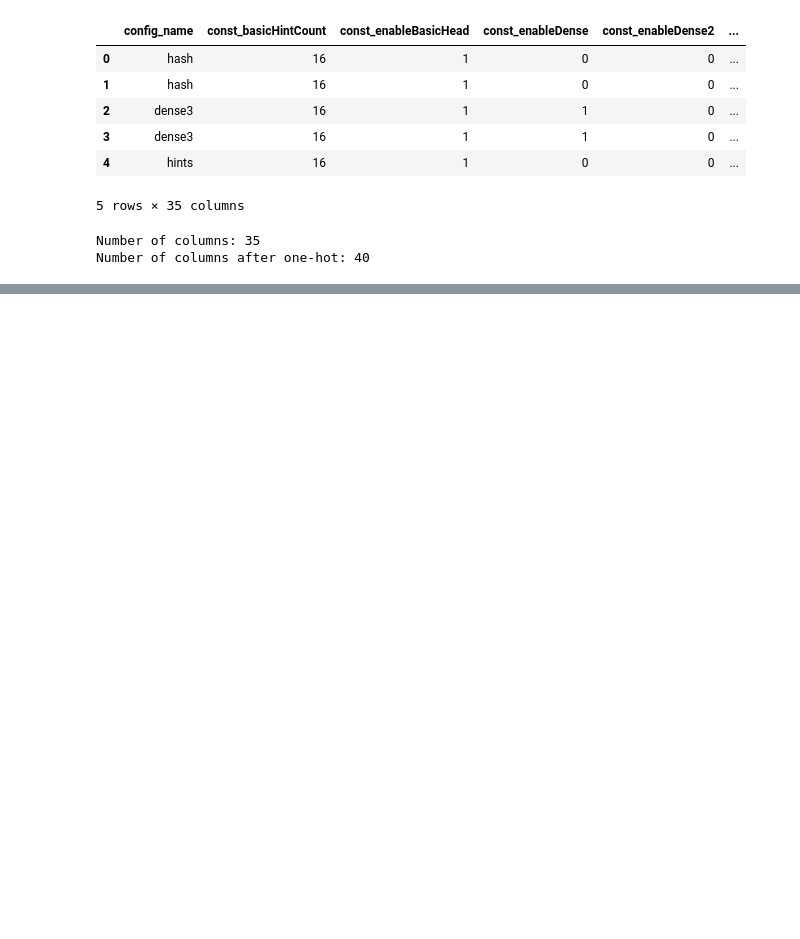
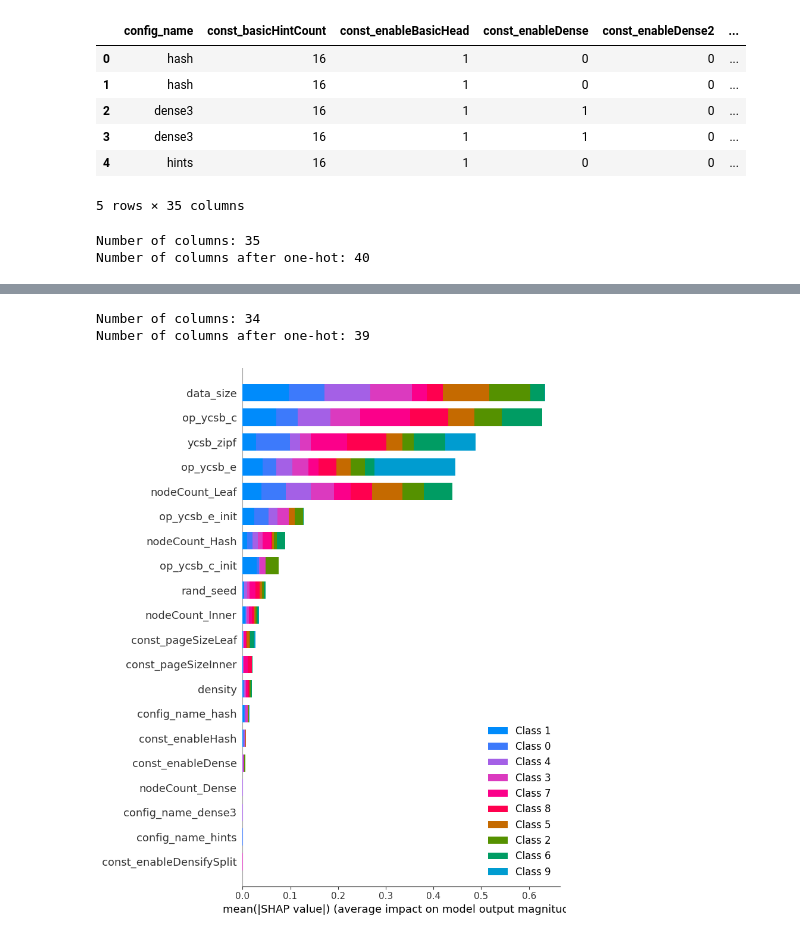
Before and after one commit to rolandhaidari/thesis, a Jupyter notebook: code/04_classifiers/decision_trees.ipynb, the cells around one changed output, grey strips where cells are left out. Saved outputs shown, nothing was run; the diff lists cells and outputs as text; code cells hidden in the pictures; blank space fills up the shorter version.

```diff
--- a/code/04_classifiers/decision_trees.ipynb
+++ b/code/04_classifiers/decision_trees.ipynb
@@ -66,3 +66,25 @@ plt.show()
 # %%
 from sklearn import tree
 text_representation = tree.export_graphviz(clf, feature_names=df.drop('percentile bracket', axis=1).columns, class_names=df['percentile bracket'].unique(), filled=True, out_file="tree.dot")
+# %%
+input_data=pd.read_csv('../01_preprocess/shap_raw.csv')
+# Identify non-numeric columns
+non_numeric_columns = input_data.select_dtypes(['object']).columns
+
+print("Number of columns:", input_data.shape[1])
+
+# Apply one-hot encoding to non-numeric columns
+input_data = pd.get_dummies(input_data, columns=non_numeric_columns)
+
+print("Number of columns after one-hot:", input_data.shape[1])
+# %% [output]
+Number of columns: 34
+Number of columns after one-hot: 39
+# %%
+import shap
+explainer = shap.Explainer(clf)
+
+shap_values = explainer.shap_values(input_data)
+shap.summary_plot(shap_values, input_data)
+# %% [output]
+[figure, added]
```
Also changed, not shown: parts of 3 cells of this notebook, 11 other files.
